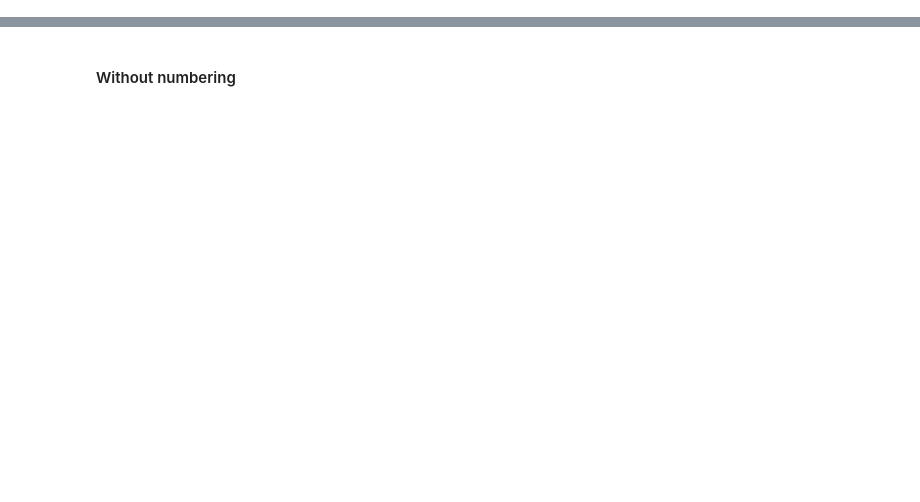
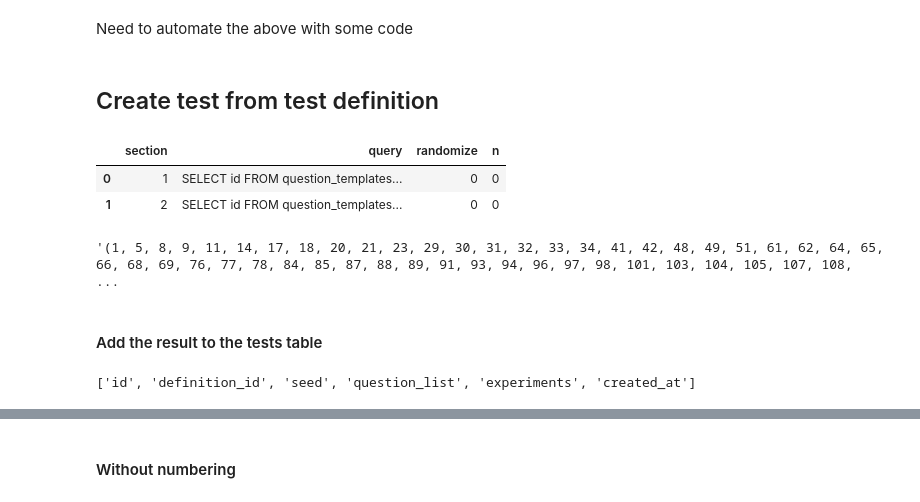
Before and after one commit to davidwhiting/certification_test, a Jupyter notebook: python/sandbox.ipynb, the cells around one changed output, grey strips where cells are left out. Saved outputs shown, nothing was run; the diff lists cells and outputs as text; code cells hidden in the pictures; blank space fills up the shorter version.

```diff
--- a/python/sandbox.ipynb
+++ b/python/sandbox.ipynb
@@ -154,0 +288,3 @@ df
+# %%
+testdef = metadata.tables['test_definitions']
+print(testdef.columns.keys())
@@ -154,0 +293,3 @@ df
+# %%
+subquery = metadata.tables['test_subqueries']
+print(subquery.columns.keys())
@@ -154,0 +323,27 @@ df
+# %%
+name = "TF then MC"
+ins = testdef.insert().values(
+    name = name,
+    description = "First TF then MC",
+    )
+conn.execute(ins)
+
+## This query should always return only 1 result
+query = "select id from test_definitions where name='" + name + "'"
+result = conn.execute(query).fetchall()
+id = result[0]['id']
+
+statements = ["where type='True/False'", "where type='Multiple Choice'"]
+# %%
+for i, query in enumerate(statements):
+    ins = subquery.insert().values(
+        definition_id = id,
+        section = i+1,
+        definition = query,
+        randomize = False
+    )
+    conn.execute(ins)
+# %% [markdown]
+Need to automate the above with some code
+# %% [markdown]
+## Create test from test definition
@@ -154,0 +353,18 @@ df
+# %%
+Name = "TF then MC"
+
+## using the text() object to execute across multiple tables
+sql = """
+   SELECT b.id, a.section, CONCAT(a.prefix, a.definition) AS query, a.randomize, a.n
+   FROM test_subqueries a, test_definitions b
+   WHERE a.definition_id=b.id AND b.name= :name
+   """
+result = conn.execute(text(sql), name=Name).fetchall()
+
+df = pd.DataFrame(result)
+df.columns = result[0].keys()
+df
+# %% [output]
+|  | section | query | randomize | n |
+| 0 | 1 | SELECT id FROM question_templates... | 0 | 0 |
+| 1 | 2 | SELECT id FROM question_templates... | 0 | 0 |
@@ -154,0 +376,11 @@ df
+# %%
+result
+# %% [output]
+'(1, 5, 8, 9, 11, 14, 17, 18, 20, 21, 23, 29, 30, 31, 32, 33, 34, 41, 42, 48, 49, 51, 61, 62, 64, 65, 66, 68, 69, 76, 77, 78, 84, 85, 87, 88, 89, 91, 93, 94, 96, 97, 98, 101, 103, 104, 105, 107, 108,  ...
+# %% [markdown]
+#### Add the result to the tests table
+# %%
+tests = metadata.tables['tests']
+print(tests.columns.keys())
+# %% [output]
+['id', 'definition_id', 'seed', 'question_list', 'experiments', 'created_at']
```
Also changed, not shown: parts of 98 cells of this notebook, 4 other files.
